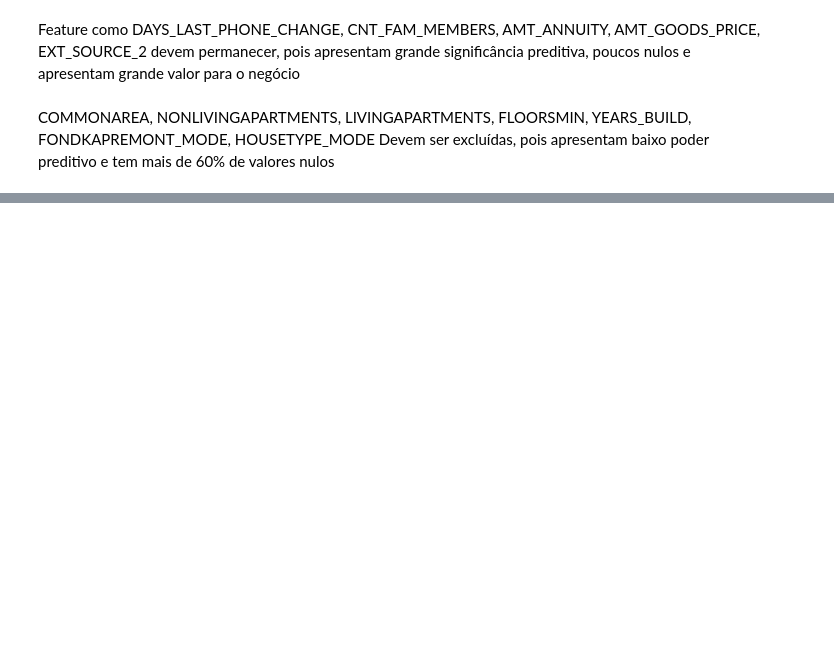
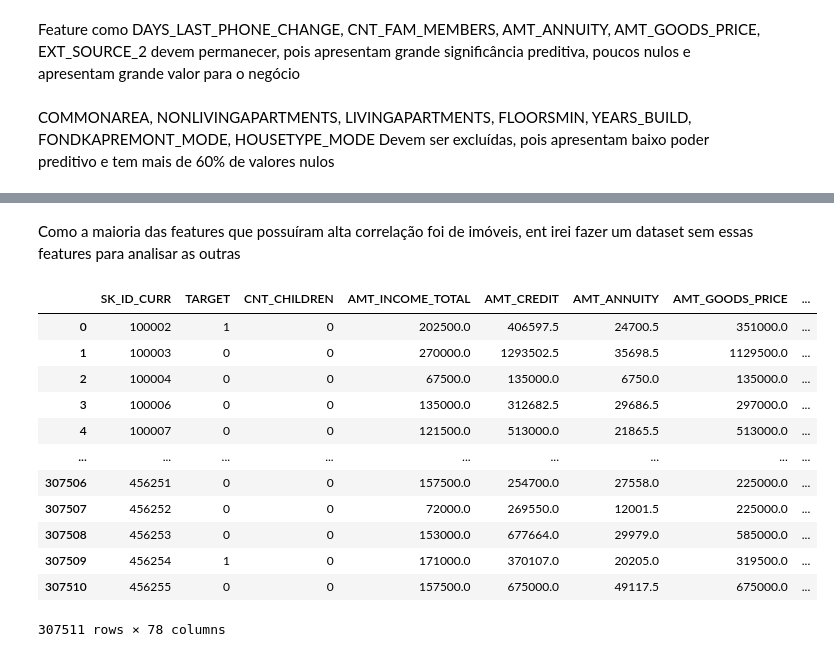
Before and after one commit to Pablo-Sant/project_credit_risk, a Jupyter notebook: notebooks/01-eda_application.ipynb, the cells around one changed output, grey strips where cells are left out. Cells and saved outputs as stored; diff of their text form; code cells hidden in the pictures; blank space fills up the shorter version.

Commit message:
Análise da correlação entre as features

```diff
--- a/notebooks/01-eda_application.ipynb
+++ b/notebooks/01-eda_application.ipynb
@@ -347,0 +413,2 @@ COMMONAREA, NONLIVINGAPARTMENTS, LIVINGAPARTMENTS, FLOORSMIN, YEARS_BUILD, FONDK
+# %%
+numericas_dataset = dataset.select_dtypes(include=['int', 'float'])
@@ -347,0 +451,56 @@ COMMONAREA, NONLIVINGAPARTMENTS, LIVINGAPARTMENTS, FLOORSMIN, YEARS_BUILD, FONDK
+# %% [markdown]
+Como a maioria das features que possuíram alta correlação foi de imóveis, ent irei fazer um dataset sem essas features para analisar as outras
+# %%
+import re
+
+def selecionar_metrica_imovel(colunas):
+    grupos = {}
+
+    for col in colunas:
+        base = re.sub(r'_(AVG|MEDI|MODE)$', '', col)
+        grupos.setdefault(base, []).append(col)
+
+    cols_manter = []
+
+    for base, cols in grupos.items():
+        if f'{base}_AVG' in cols:
+            cols_manter.append(f'{base}_AVG')
+        elif f'{base}_MEDI' in cols:
+            cols_manter.append(f'{base}_MEDI')
+        else:
+            cols_manter.append(cols[0])  # fallback
+
+    return cols_manter
+
+
+# aplicar apenas nas métricas de imóvel
+imovel_cols = [
+    c for c in numericas_dataset.columns
+    if re.search(r'_(AVG|MEDI|MODE)$', c)
+]
+
+cols_manter = selecionar_metrica_imovel(imovel_cols)
+
+# colunas finais
+cols_finais = [
+    c for c in numericas_dataset.columns
+    if c not in imovel_cols or c in cols_manter
+]
+
+numericas_dataset_sem_imovel = numericas_dataset[cols_finais]
+# %%
+numericas_dataset_sem_imovel
+# %% [output]
+|  | SK_ID_CURR | TARGET | CNT_CHILDREN | AMT_INCOME_TOTAL | AMT_CREDIT | AMT_ANNUITY | AMT_GOODS_PRICE | ... |
+| 0 | 100002 | 1 | 0 | 202500.0 | 406597.5 | 24700.5 | 351000.0 | ... |
+| 1 | 100003 | 0 | 0 | 270000.0 | 1293502.5 | 35698.5 | 1129500.0 | ... |
+| 2 | 100004 | 0 | 0 | 67500.0 | 135000.0 | 6750.0 | 135000.0 | ... |
+| 3 | 100006 | 0 | 0 | 135000.0 | 312682.5 | 29686.5 | 297000.0 | ... |
+| 4 | 100007 | 0 | 0 | 121500.0 | 513000.0 | 21865.5 | 513000.0 | ... |
+| ... | ... | ... | ... | ... | ... | ... | ... | ... |
+| 307506 | 456251 | 0 | 0 | 157500.0 | 254700.0 | 27558.0 | 225000.0 | ... |
+| 307507 | 456252 | 0 | 0 | 72000.0 | 269550.0 | 12001.5 | 225000.0 | ... |
+| 307508 | 456253 | 0 | 0 | 153000.0 | 677664.0 | 29979.0 | 585000.0 | ... |
+| 307509 | 456254 | 1 | 0 | 171000.0 | 370107.0 | 20205.0 | 319500.0 | ... |
+| 307510 | 456255 | 0 | 0 | 157500.0 | 675000.0 | 49117.5 | 675000.0 | ... |
+307511 rows × 78 columns
```
Also changed, not shown: parts of 39 cells of this notebook, 2 other files.
